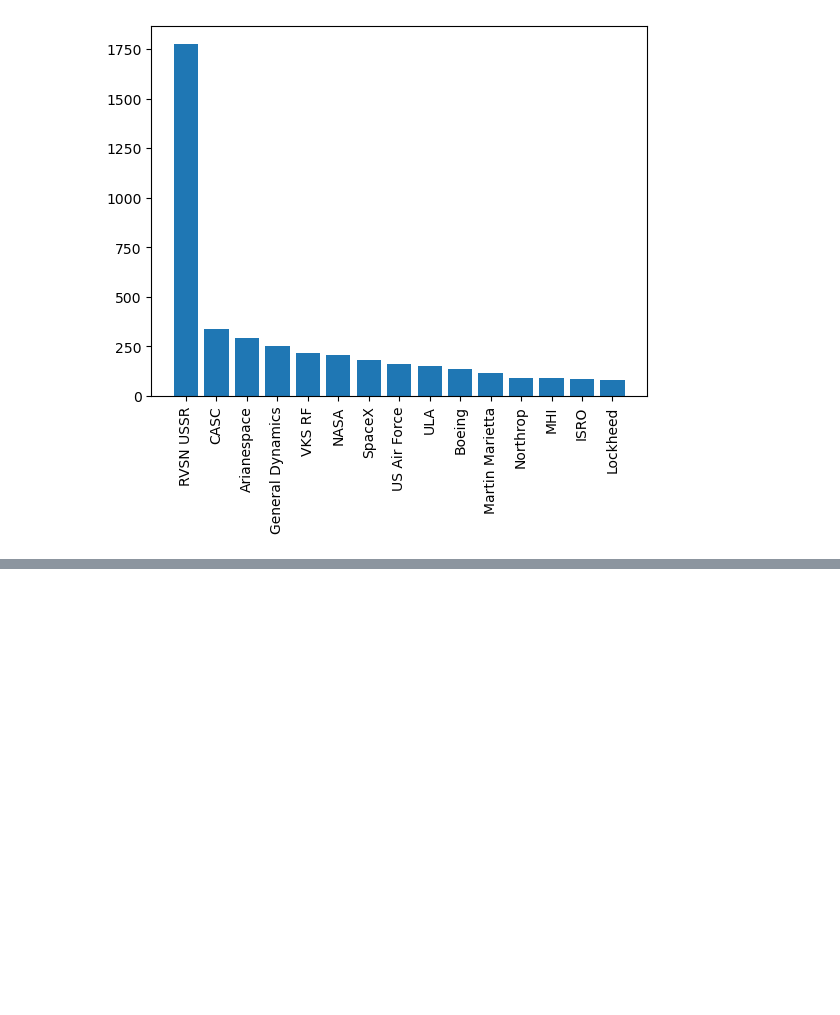
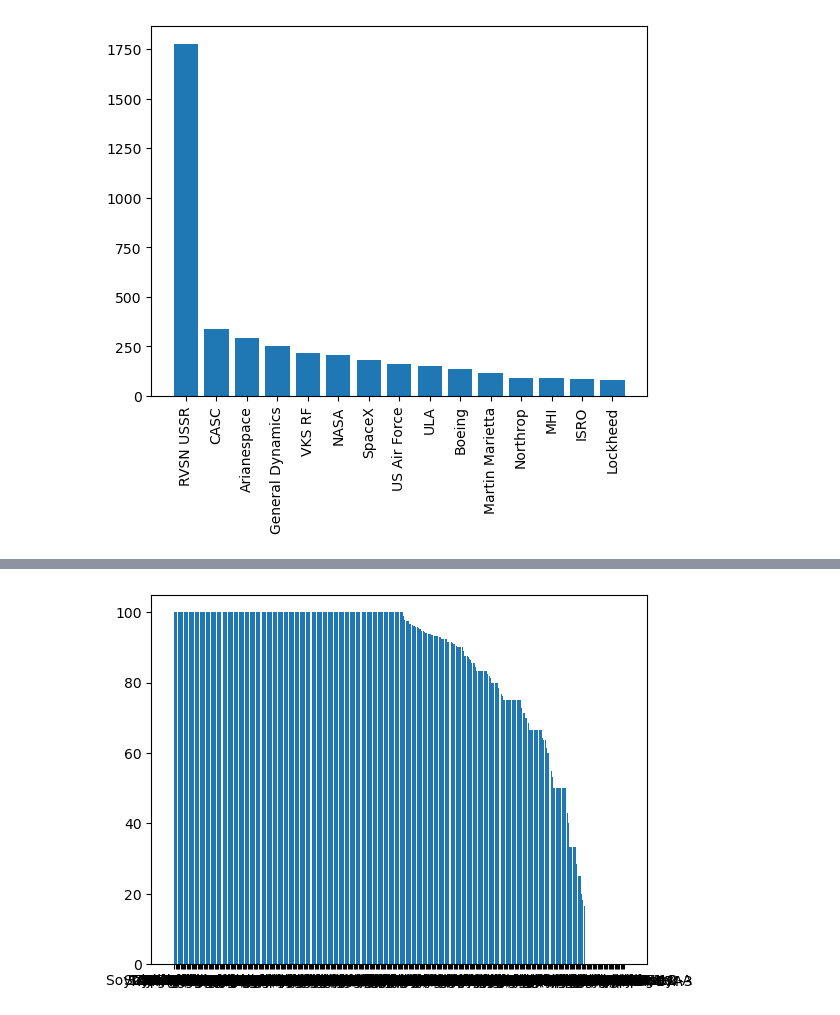
Before and after one commit to imamahasane/Space-Missions, a Jupyter notebook: Space-Missions.ipynb, the cells around one changed output, grey strips where cells are left out. Cells and saved outputs as stored; diff of their text form; code cells hidden in the pictures; blank space fills up the shorter version.

```diff
--- a/Space-Missions.ipynb
+++ b/Space-Missions.ipynb
@@ -467,0 +578,4 @@ plt.show()
+# %%
+s_rate['Success Rate %'] = (s_rate['Success Mission'] / s_rate['Total Missions']) * 100
+# %%
+s_rate['Success Rate %'] =s_rate['Success Rate %'].fillna(0)
@@ -467,0 +591,9 @@ plt.show()
+# %%
+s_rate = s_rate.sort_values(by= 'Success Rate %', ascending= False)
+# %%
+n_s_rate = s_rate[s_rate['Total Missions'] > 0]
+# %%
+plt.bar(n_s_rate['Rocket'], n_s_rate['Success Rate %'])
+plt.show()
+# %% [output]
+[figure, added]
```
Also changed, not shown: parts of 19 cells of this notebook.
